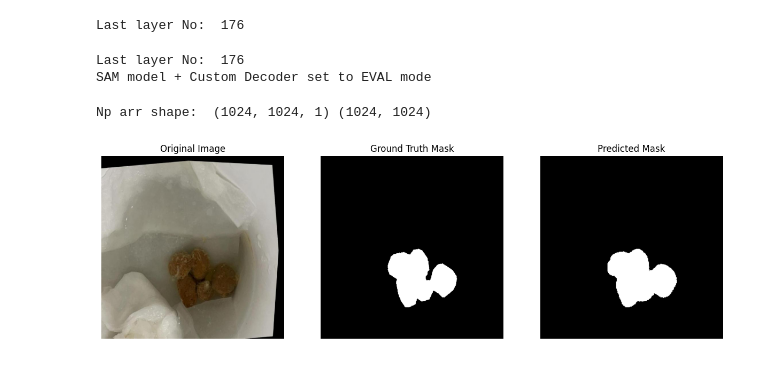
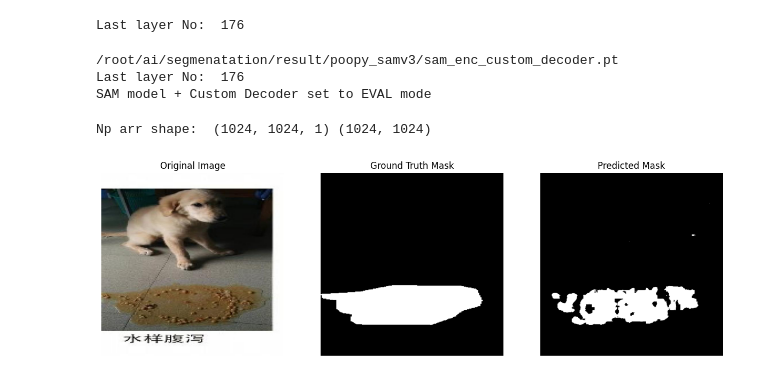
Before and after one commit to SKT-FLY-AI/ai, a Jupyter notebook: segmenatation/predict_plsam.ipynb, the cells around one changed output. Cells and saved outputs as stored; diff of their text form; code cells hidden in the pictures.

```diff
--- a/segmenatation/predict_plsam.ipynb
+++ b/segmenatation/predict_plsam.ipynb
@@ -8,10 +8,15 @@ from torchvision import transforms
 from PIL import Image
 
 encoder_path = '/root/ai/weights/sam_vit_b_01ec64.pth'
-decoder_model_path = '/root/ai/weights/sam_enc_custom_decoder.pt'
+# decoder_model_path = '/root/ai/weights/sam_enc_custom_decoder.pt'
+decoder_model_path = "/root/ai/weights/sam_model_epoch_40.pt"
+decoder_model_path = "/root/ai/segmenatation/result/poopy_samv3/sam_enc_custom_decoder.pt"
 device = 'cuda:0' if torch.cuda.is_available() else "cpu"
 print(device)
 
+# encoder, decoder = model_load(encoder_path, decoder_model_path, device)
+# print("Model loaded successfully!")
+
 sam = sam_model_registry["vit_b"](checkpoint=encoder_path)
 sam = sam.to(device)
 # %% [output]
@@ -26,6 +31,7 @@ print("Last layer No: ", last_layer_no)
 # %% [output]
 Last layer No:  176
 # %%
+print(decoder_model_path)
 sam_decoder = SAM_Decoder(sam_encoder = sam.image_encoder, sam_preprocess = sam.preprocess)
 sam_decoder = sam_decoder.to(device)
 # 디코더 가중치 로드
@@ -33,6 +39,7 @@ sam_decoder.load_state_dict(torch.load(decoder_model_path, map_location=device))
 sam_decoder.eval()
 print("SAM model + Custom Decoder set to EVAL mode")
 # %% [output]
+/root/ai/segmenatation/result/poopy_samv3/sam_enc_custom_decoder.pt
 Last layer No:  176
 SAM model + Custom Decoder set to EVAL mode
 # %%
@@ -41,9 +48,11 @@ import numpy as np
 import torchvision
 # filename = 'Type4_iter275_jpg.rf.e2c3ef53d487afeef8bd9c69d0927e8a'
 # filename = 'Type4_iter275_jpg.rf.e2c3ef53d487afeef8bd9c69d0927e8a'
-filename = '33_jpeg_jpg.rf.afdfbc41a987670e2159597db4fc3f25'
-input_img = f'/root/ai/dataset/mask_1513_split/img/{filename}.jpg'
-mask_img = f'/root/ai/dataset/mask_1513_split/mask/{filename}_mask.png'
+
+filename = "Diarrhoea_1_jpg.rf.c6ed600f0a42b4fac4be2b4534452f54"
+# filename = '33_jpeg_jpg.rf.afdfbc41a987670e2159597db4fc3f25'
+input_img = f'/root/ai/dataset/puppy_poo/dataset_seg/{filename}.jpg'
+mask_img = f'/root/ai/dataset/puppy_poo/dataset_seg/{filename}_mask.png'
 
 resize = transforms.Resize(
         (1024, 1024),
@@ -68,31 +77,31 @@ print("Np arr shape: ", np_pred.shape, np_mask.shape)
 
 # 원본 이미지 변환
 input_tensor_np = image.squeeze().cpu().numpy()
 input_tensor_np = np.transpose(input_tensor_np, [1, 2, 0])
 
 # 플롯 그리기
 plt.figure(figsize=(15, 5))
 
 # 원본 이미지
 plt.subplot(1, 3, 1)
 plt.imshow(input_tensor_np)
 plt.title("Original Image")
 plt.axis('off')
 
 # GT 마스크
 plt.subplot(1, 3, 2)
 plt.imshow(np_mask, cmap='gray')
 plt.title("Ground Truth Mask")
 plt.axis('off')
 
 # 예측된 마스크
 plt.subplot(1, 3, 3)
 plt.imshow(np_pred, cmap='gray')
 plt.title("Predicted Mask")
 plt.axis('off')
 
 # 플롯 표시
 plt.show()
 # %% [output]
 Np arr shape:  (1024, 1024, 1) (1024, 1024)
-[figure, old version]
+[figure, new version]
```
Also changed, not shown: 6 other files.
